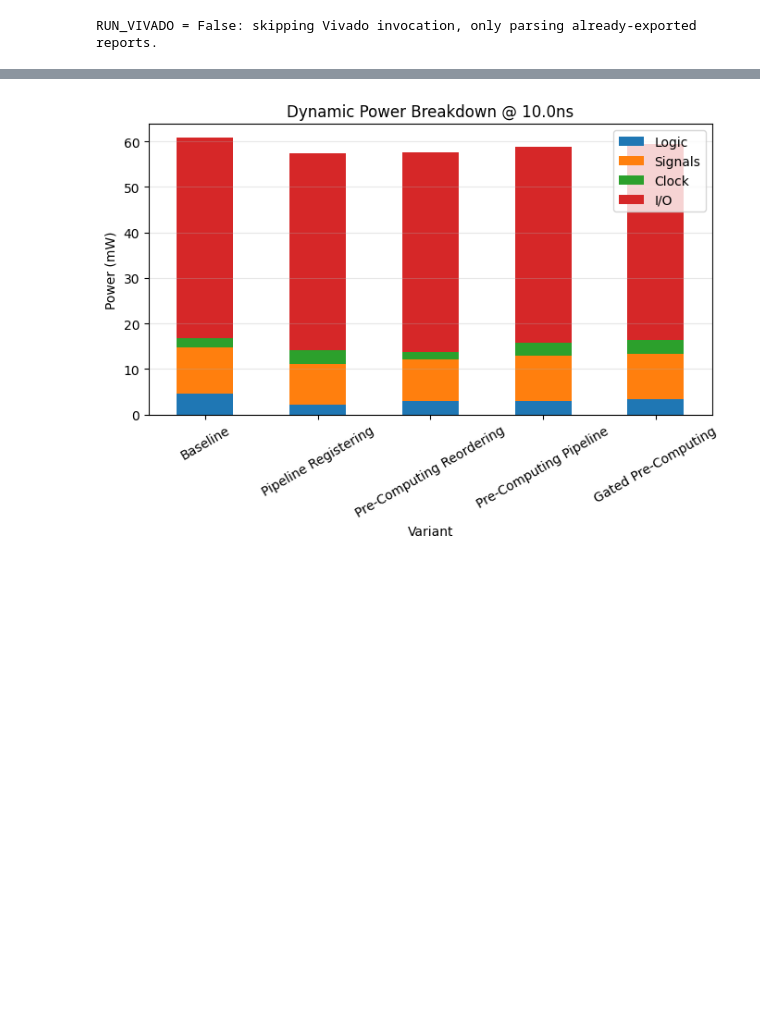
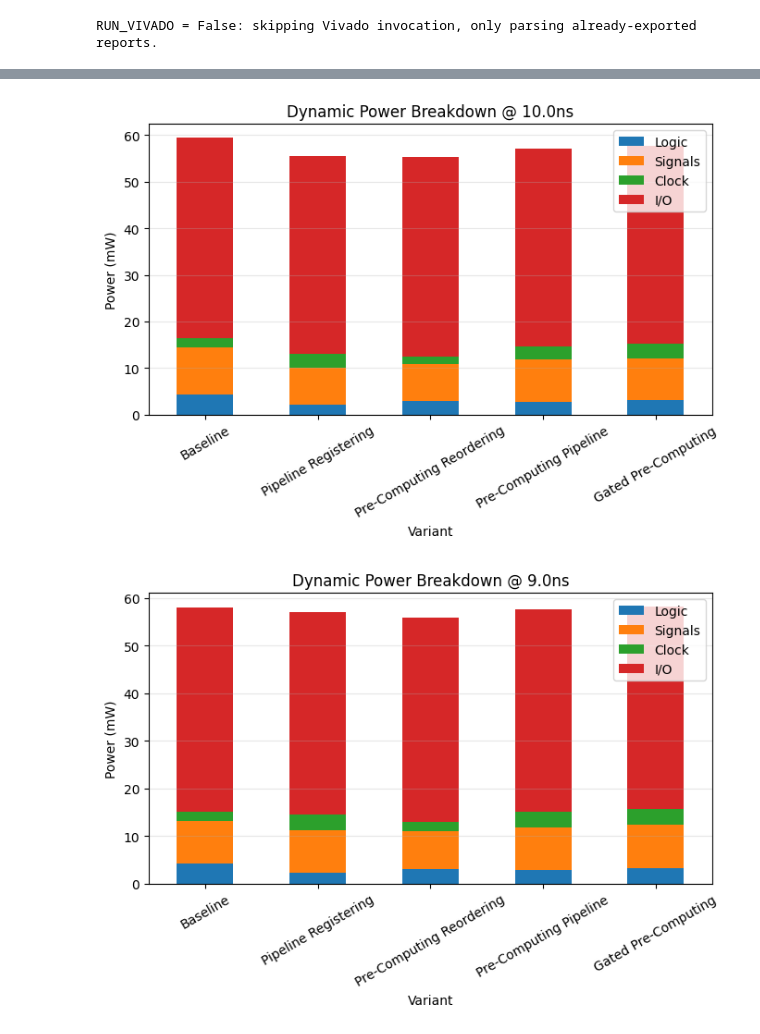
Before and after one commit to XBlayz/Low_power-projects, a Jupyter notebook: notebooks/project-03.ipynb, the cells around one changed output, grey strips where cells are left out. Saved outputs shown, nothing was run; the diff lists cells and outputs as text; code cells hidden in the pictures; blank space fills up the shorter version.

```diff
--- a/notebooks/project-03.ipynb
+++ b/notebooks/project-03.ipynb
@@ -70,7 +70,7 @@ _FALLBACK_VARIANTS = {
     "reordering_registering": {"top_entity": "top_reordering_registering", "vhd_file": "top_reordering_registering.vhd", "report_subfolder": "reordering_registering", "sim_configuration": "cfg_reordering_registering", "pipeline_latency": 4},
     "isolated_reordering":    {"top_entity": "top_isolated_reordering",    "vhd_file": "top_isolated_reordering.vhd",    "report_subfolder": "isolated_reordering",    "sim_configuration": "cfg_isolated_reordering",    "pipeline_latency": 4},
 }
-CLOCK_CAMPAIGNS = [10.0]
+CLOCK_CAMPAIGNS = [10.0, 9.0, 8.0, 7.0, 6.0]
 
 RENAME_DICT = {
         "variant":              "Variant",
@@ -234,14 +234,20 @@ def _parse_power_report(path: Path) -> dict[str, Optional[float]]:
 def _parse_simulation_log(path: Path) -> dict:
     if not path.exists():
         return {"checks": None, "errors": None, "passed": None}
+
     text = path.read_text(errors="ignore")
-    checks_match = re.search(r"TB_TOP:\s*(\d+)\s*checks,\s*(\d+)\s*errors", text)
-    passed_flag = "TB_TOP: PASS" in text
-    failed_flag = "TB_TOP: FAIL" in text
+
+    # Aggiornato per cercare esattamente il nuovo formato "[TB] X checks, Y errors"
+    checks_match = re.search(r"\[TB\]\s*(\d+)\s*checks,\s*(\d+)\s*errors", text)
+
+    # Valuta la presenza dei nuovi flag
+    passed_flag = "[TB] PASS" in text
+    failed_flag = "[TB] FAIL" in text
+
     return {
-        "checks": int(checks_match.group(1)) if checks_match else None,
-        "errors": int(checks_match.group(2)) if checks_match else None,
-        "passed": (passed_flag if (passed_flag or failed_flag) else None),
+        "checks": int(checks_match.group(1)) if checks_match else 0,
+        "errors": int(checks_match.group(2)) if checks_match else 0,
+        "passed": (passed_flag if (passed_flag or failed_flag) else False),
     }
 
 
@@ -251,7 +257,7 @@ def _collect_variant_metrics(variant_name: str, clk_period_ns: float) -> Optiona
     Parses every report for (variant_name, clk_period_ns) into a single
     flat dict, or returns None if the reports have not been generated yet.
     """
-    report_subfolder = VARIANTS[variant_name]["report_subfolder"]
+    report_subfolder = f"{variant_name}_{clk_period_ns:.1f}"
     reports_dir = REPORTS_ROOT / report_subfolder
 
     util_path   = reports_dir / "utilization.rpt"
@@ -733,28 +822,34 @@ else:
 # %%
-# --- STEP 08.6: DYNAMIC POWER BREAKDOWN (STACKED, PER CLOCK CAMPAIGN) ---
+# --- STEP 06.5: POWER DISTRIBUTION ---
 
 if not df_comparison.empty:
-    fig, axes = plt.subplots(1, len(CLOCK_CAMPAIGNS), figsize=(7 * len(CLOCK_CAMPAIGNS), 5), sharey=True)
-    axes = np.atleast_1d(axes)
+    for clk_period_ns in CLOCK_CAMPAIGNS:
+        # Crea una nuova figura per ogni iterazione
+        fig, ax = plt.subplots(figsize=(7, 5))
 
-    for ax, clk_period_ns in zip(axes, CLOCK_CAMPAIGNS):
         subset = df_comparison[df_comparison["clk_period_ns"] == clk_period_ns].set_index("variant")
         subset = subset.reindex(list(RENAME_VARIANTS.values()))
-        # Included IO Power in the dynamic breakdown
+
+        # Plot del breakdown di potenza
         subset[["logic_power_mw", "signals_power_mw", "clock_power_mw", "io_power_mw"]].plot(
             kind="bar", stacked=True, ax=ax
         )
+
         ax.set_title(f"Dynamic Power Breakdown @ {clk_period_ns}ns")
         ax.set_ylabel("Power (mW)")
         ax.set_xlabel("Variant")
         ax.legend(["Logic", "Signals", "Clock", "I/O"])
         ax.grid(True, alpha=0.3, axis="y")
         ax.tick_params(axis="x", rotation=30)
 
-    plt.tight_layout()
-    plt.savefig(OUTPUT_FIG_FOLDER / "step08_power_breakdown.png", dpi=300)
-    plt.show()
+        plt.tight_layout()
+
+        # Salva ogni figura con un nome file unico basato sul clock
+        filename = OUTPUT_FIG_FOLDER / f"step08_power_breakdown_{clk_period_ns}ns.png"
+        plt.savefig(filename, dpi=300)
+        plt.show()
 else:
     print("No reports parsed yet; skipping plot.")
 # %% [output]
-[figure, old version]
+[figure, new version]
+[figure, added]
```
Also changed, not shown: parts of 25 cells of this notebook.
